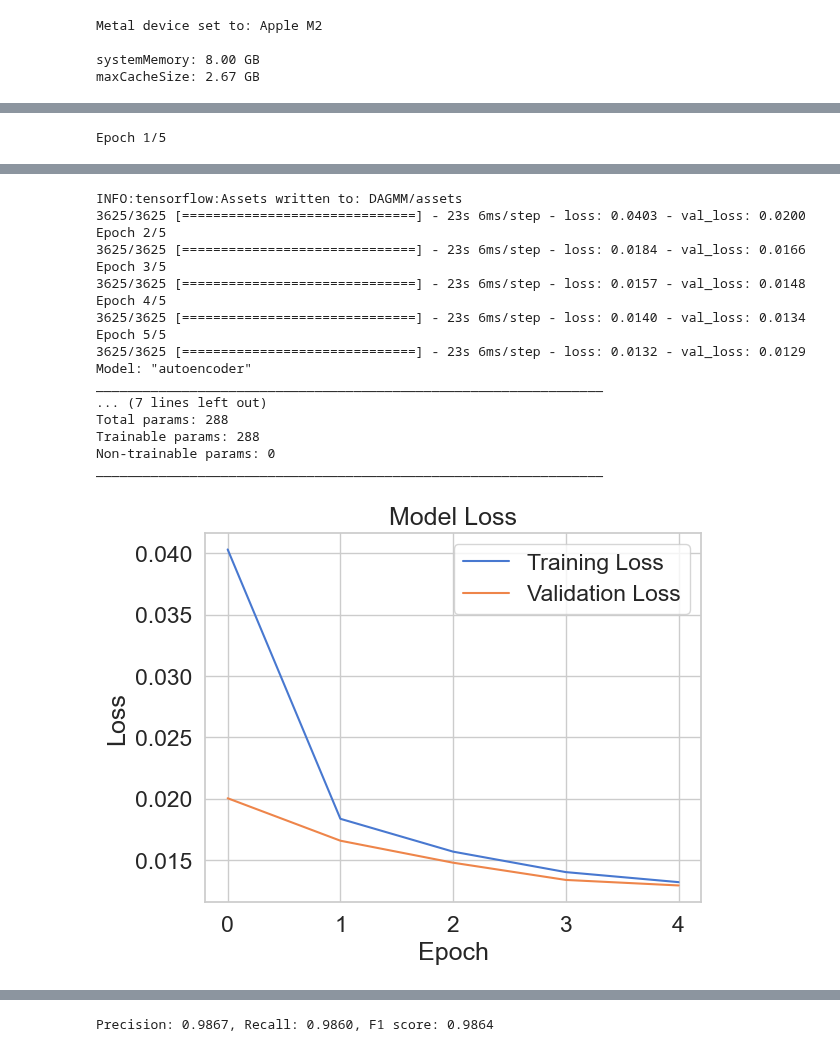
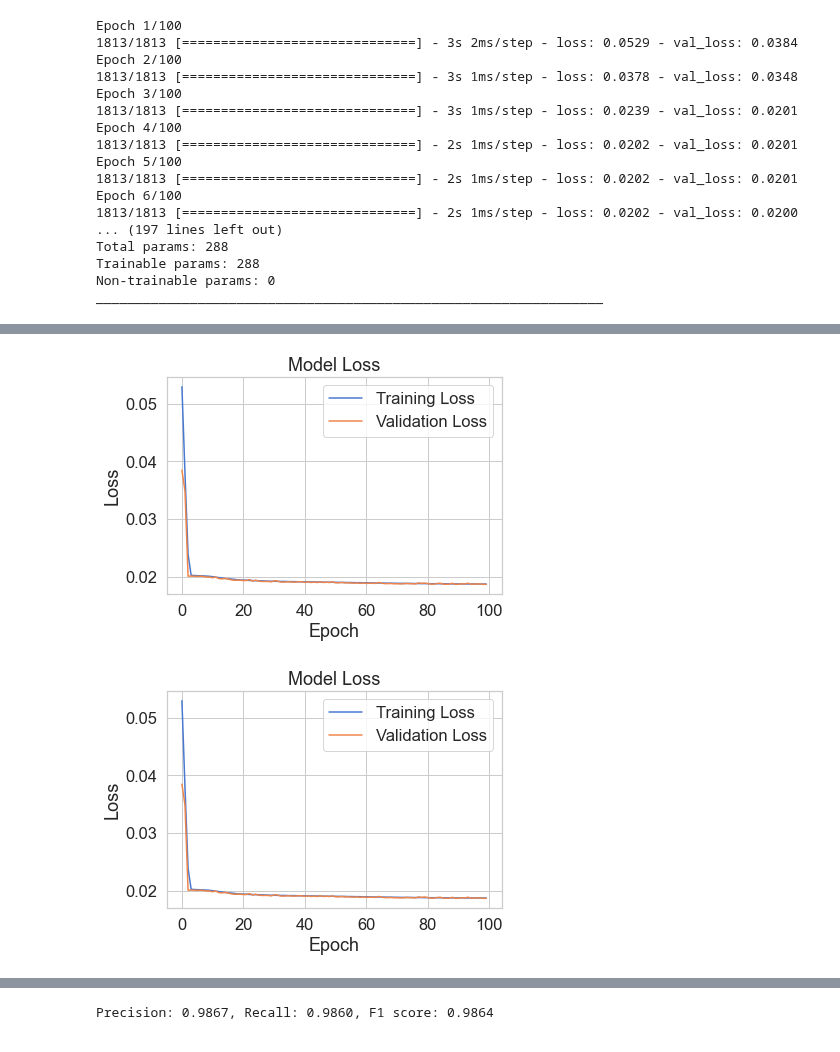
Before and after one commit to 98uranus/Autoencoder, a Jupyter notebook: DAGMM.ipynb, the cells around one changed output, grey strips where cells are left out. Drawn from its saved outputs; the diff is of its cells as text; code cells hidden in the pictures.

```diff
--- a/DAGMM.ipynb
+++ b/DAGMM.ipynb
@@ -93,8 +93,9 @@ class Autoencoder(Model):
         super(Autoencoder, self).__init__()
         self.latent_dim = latent_dim
         self.encoder = Sequential([
-            layers.Dense(8, activation='sigmoid',
-                        activity_regularizer=regularizers.l2(10e-3)),
+            # layers.Dense(8, activation='sigmoid',
+            #             activity_regularizer=regularizers.l2(10e-3)),
+            layers.Dense(8, activation='sigmoid'),
             layers.Dense(latent_dim, activation='relu'),
         ])
         self.decoder = Sequential([
@@ -120,8 +121,8 @@ tensorboard = TensorBoard(log_dir='./logs',
                           write_graph=True,
                           write_images=True)
 
-batch_size = 4
-nb_epochs = 500
+batch_size = 8
+nb_epochs = 100
 history = autoencoder.fit(X_train, X_train,
                         epochs=nb_epochs,
                         batch_size=batch_size,
@@ -130,16 +131,21 @@ history = autoencoder.fit(X_train, X_train,
                         callbacks=[checkpointer, tensorboard]).history
 
 autoencoder.summary()
-
-plt.plot(range(nb_epochs), history['loss'], label='Training Loss')
-plt.plot(range(nb_epochs), history['val_loss'], label='Validation Loss')
-plt.title('Model Loss')
-plt.xlabel('Epoch')
-plt.ylabel('Loss')
-plt.legend()
-plt.show()
 # %% [output]
-Metal device set to: Apple M2
-
-systemMemory: 8.00 GB
-maxCacheSize: 2.67 GB
+Epoch 1/100
+1813/1813 [==============================] - 3s 2ms/step - loss: 0.0529 - val_loss: 0.0384
+Epoch 2/100
+1813/1813 [==============================] - 3s 1ms/step - loss: 0.0378 - val_loss: 0.0348
+Epoch 3/100
+1813/1813 [==============================] - 3s 1ms/step - loss: 0.0239 - val_loss: 0.0201
+Epoch 4/100
+1813/1813 [==============================] - 2s 1ms/step - loss: 0.0202 - val_loss: 0.0201
+Epoch 5/100
+1813/1813 [==============================] - 2s 1ms/step - loss: 0.0202 - val_loss: 0.0201
+Epoch 6/100
+1813/1813 [==============================] - 2s 1ms/step - loss: 0.0202 - val_loss: 0.0200
+... (197 lines left out)
+Total params: 288
+Trainable params: 288
+Non-trainable params: 0
+_________________________________________________________________
@@ -149 +151,0 @@ maxCacheSize: 2.67 GB
-Epoch 1/5
@@ -152,21 +152,14 @@ Epoch 1/5
-INFO:tensorflow:Assets written to: DAGMM/assets
-3625/3625 [==============================] - 23s 6ms/step - loss: 0.0403 - val_loss: 0.0200
-Epoch 2/5
-3625/3625 [==============================] - 23s 6ms/step - loss: 0.0184 - val_loss: 0.0166
-Epoch 3/5
-3625/3625 [==============================] - 23s 6ms/step - loss: 0.0157 - val_loss: 0.0148
-Epoch 4/5
-3625/3625 [==============================] - 23s 6ms/step - loss: 0.0140 - val_loss: 0.0134
-Epoch 5/5
-3625/3625 [==============================] - 23s 6ms/step - loss: 0.0132 - val_loss: 0.0129
-Model: "autoencoder"
-_________________________________________________________________
-... (7 lines left out)
-Total params: 288
-Trainable params: 288
-Non-trainable params: 0
-_________________________________________________________________
-[figure, old version]
+[figure, new version]
+# %%
+plt.plot(range(nb_epochs), history['loss'], label='Training Loss')
+plt.plot(range(nb_epochs), history['val_loss'], label='Validation Loss')
+plt.title('Model Loss')
+plt.xlabel('Epoch')
+plt.ylabel('Loss')
+plt.legend()
+plt.show()
+# %% [output]
+[figure, added]
 # %%
 # Use the trained autoencoder to encode the training data
 encoded_data = autoencoder.encoder(X_train).numpy()
```
Also changed, not shown: parts of 2 cells of this notebook, 13 other files.
